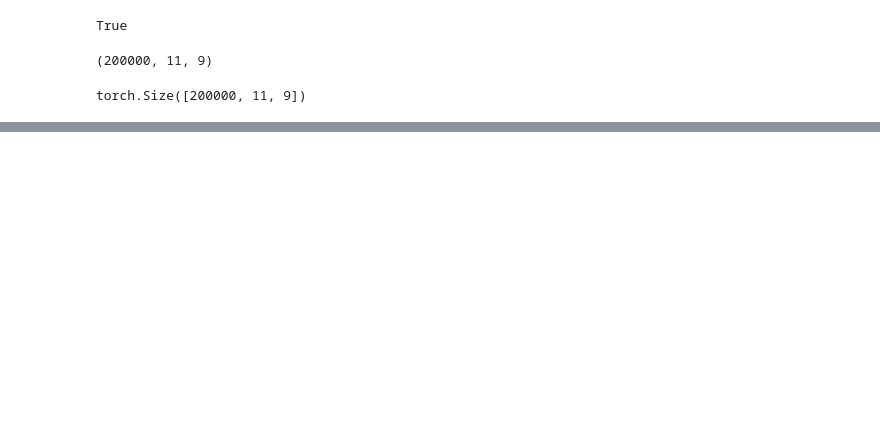
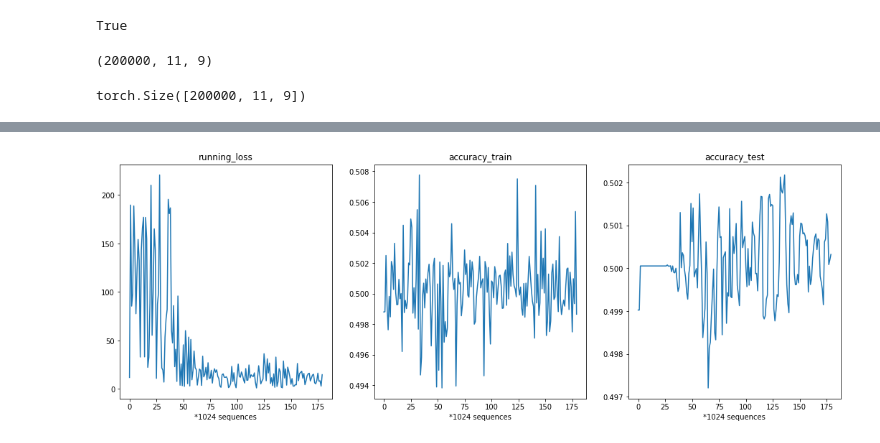
Before and after one commit to afcarl/IFT6135H18, a Jupyter notebook: assignment3/copy_task2.ipynb, the cells around one changed output, grey strips where cells are left out. Saved outputs shown, nothing was run; the diff lists cells and outputs as text; code cells hidden in the pictures; blank space fills up the shorter version.

```diff
--- a/assignment3/copy_task2.ipynb
+++ b/assignment3/copy_task2.ipynb
@@ -160,0 +171,80 @@ Columns 0 to 5
+# %%
+def generate_sequencess(nb_batches, max_len=20, mini_batch_size=10, cuda=False):
+    # module = torch.cuda if cuda else torch
+    #print(1)
+    for batch_idx in range(nb_batches):
+        # yield one batch
+        T = np.random.randint(1, max_len + 1)
+        X = np.random.randint(0, 2, (mini_batch_size, T + 1, 9)).astype(float)
+        X[:, :, -1] = np.array(T*[0]+[1])
+        X[:, -1, :-1] = np.array(8 * [0])
+
+
+        yield Variable(torch.from_numpy(X)).float()
+# %%
+cuda = True
+lr = 0.5
+criterion = torch.nn.BCELoss()
+rnn = RNN()
+optimizer = torch.optim.Adam(rnn.parameters(),  lr=lr)
+print_every = 10
+if cuda:
+    print('Using CUDA')
+    rnn = rnn.cuda()
+    #input_vectors = input_vectors.cuda()
+accuracies_train, accuracies_test = [], []
+running_losses = []
+lossfct = nn.functional.binary_cross_entropy
+generator = generate_sequencess(2000, 20, 1024)
+test_set = list(generate_sequencess(1, 20, 4096))[0]
+if cuda:
+    test_set = test_set.cuda()
+step = 0
+for minibatch in generator:
+    if cuda:
+        minibatch = minibatch.cuda()
+    #print(minibatch)
+    step += 1
+    running_loss = 0.0
+    optimizer.zero_grad()
+    outputs = rnn(minibatch)
+    loss = lossfct(outputs[:, :, :], minibatch[:, :-1, :], size_average=False)
+    loss.backward()
+    optimizer.step()
+    running_loss = loss.data[0]/len(minibatch)
+    norms_of_weights = [torch.norm(x[1].data) for x in list(rnn.named_parameters()) if 'weight' in x[0]]
+    accuracy_train = torch.mean(((rnn(minibatch)[:,:,:-1] > .5).float() == minibatch[:, :-1, :-1] ).float())
+    accuracy_test = torch.mean(((rnn(test_set)[:,:,:-1] > .5).float() == test_set[:, :-1, :-1] ).float())
+    running_losses.append(running_loss/print_every)
+
+    accuracies_train.append(accuracy_train.data[0])
+    accuracies_test.append(accuracy_test.data[0])
+
+    plt.clf()
+    plt.subplot(1,3,1)
+    plt.plot(running_losses)
+    plt.title("running_loss")
+    plt.xlabel("*1024 sequences")
+    plt.subplot(1,3,2)
+    plt.plot(accuracies_train)
+    plt.title("accuracy_train")
+    plt.xlabel("*1024 sequences")
+    plt.subplot(1,3,3)
+    plt.plot(accuracies_test)
+    plt.title("accuracy_test")
+    plt.xlabel("*1024 sequences")
+    plt.gcf().set_size_inches((18,6))
+
+    display.clear_output(wait=True)
+    display.display(plt.gcf())
+
+    print('[%d, %5d] loss: %.4f, train accuracy: %.4f, test accuracy: %.4f, norms of weights: %.2f' % (step,
+                                                                                                       1024 * step,
+                                                                                   running_loss / print_every,
+                                                                                   accuracy_train,
+                                                                                   accuracy_test,
+                                                                                   sum(norms_of_weights)))
+    running_loss = 0.0
+    time.sleep(0.01)
+# %% [output]
+[figure, added]
```
Also changed, not shown: parts of 5 cells of this notebook.
